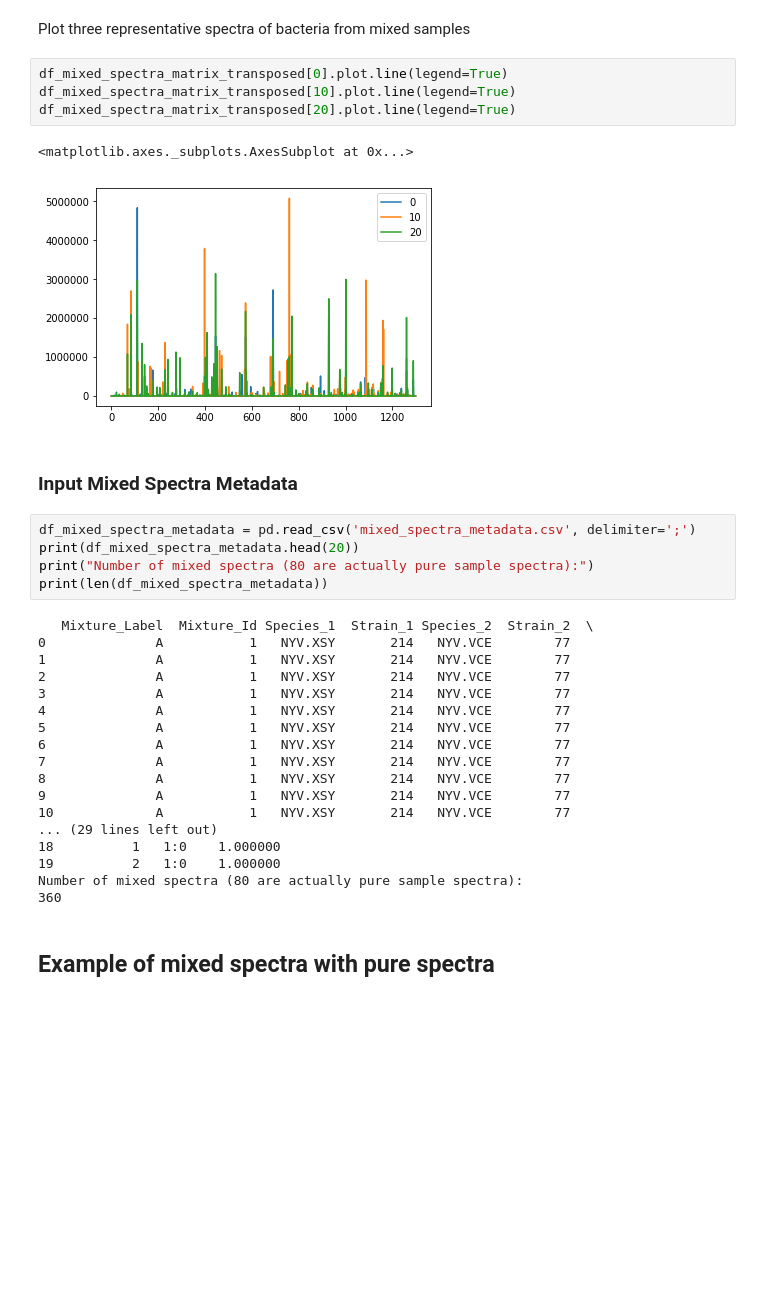
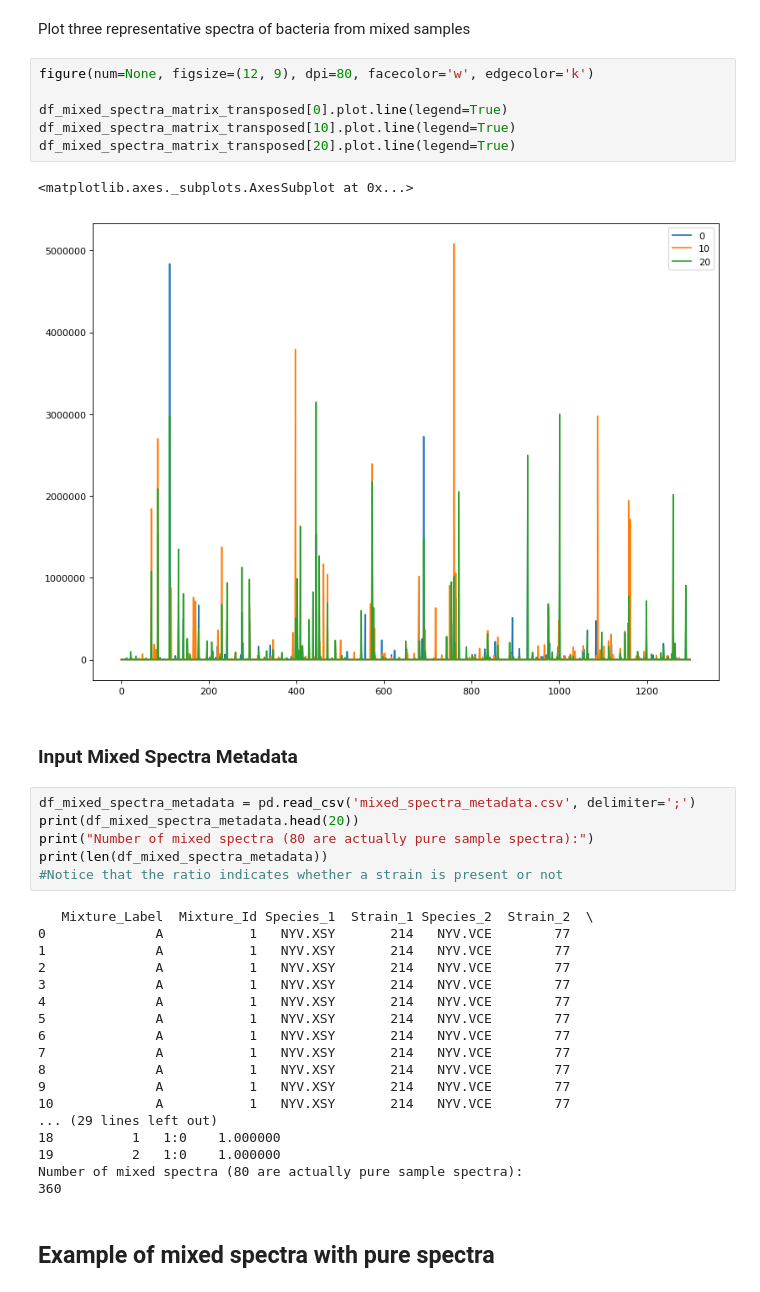
Before and after one commit to dsgray/Springboard, a Jupyter notebook: micromass/Micromass.ipynb, the cells around one changed output. Saved outputs shown, nothing was run; the diff lists cells and outputs as text; blank space fills up the shorter version.

```diff
--- a/micromass/Micromass.ipynb
+++ b/micromass/Micromass.ipynb
@@ -143,12 +160,14 @@ df_mixed_spectra_matrix_transposed = df_mixed_spectra_matrix.T
 # %% [markdown]
 Plot three representative spectra of bacteria from mixed samples
 # %%
+figure(num=None, figsize=(12, 9), dpi=80, facecolor='w', edgecolor='k')
+
 df_mixed_spectra_matrix_transposed[0].plot.line(legend=True)
 df_mixed_spectra_matrix_transposed[10].plot.line(legend=True)
 df_mixed_spectra_matrix_transposed[20].plot.line(legend=True)
 # %% [output]
 <matplotlib.axes._subplots.AxesSubplot at 0x...>
-[figure, old version]
+[figure, new version]
 # %% [markdown]
 <h3>Input Mixed Spectra Metadata</h3>
 # %%
@@ -156,6 +175,7 @@ df_mixed_spectra_metadata = pd.read_csv('mixed_spectra_metadata.csv', delimiter=
 print(df_mixed_spectra_metadata.head(20))
 print("Number of mixed spectra (80 are actually pure sample spectra):")
 print(len(df_mixed_spectra_metadata))
+#Notice that the ratio indicates whether a strain is present or not
 # %% [output]
    Mixture_Label  Mixture_Id Species_1  Strain_1 Species_2  Strain_2  \
 0              A           1   NYV.XSY       214   NYV.VCE        77
```
Also changed, not shown: parts of 21 cells of this notebook.
